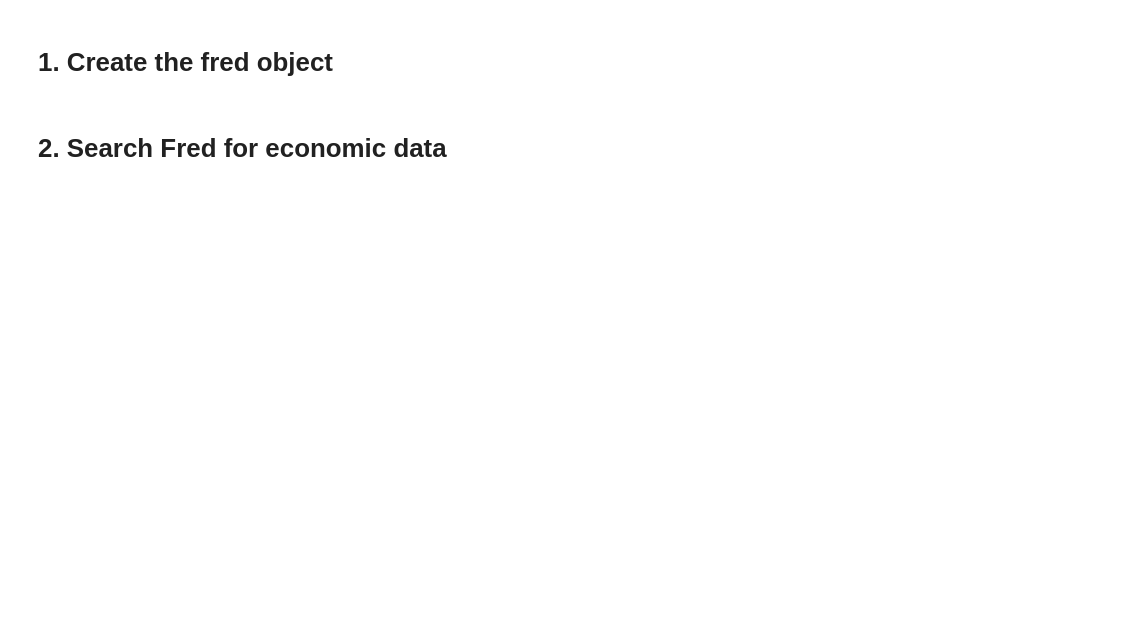
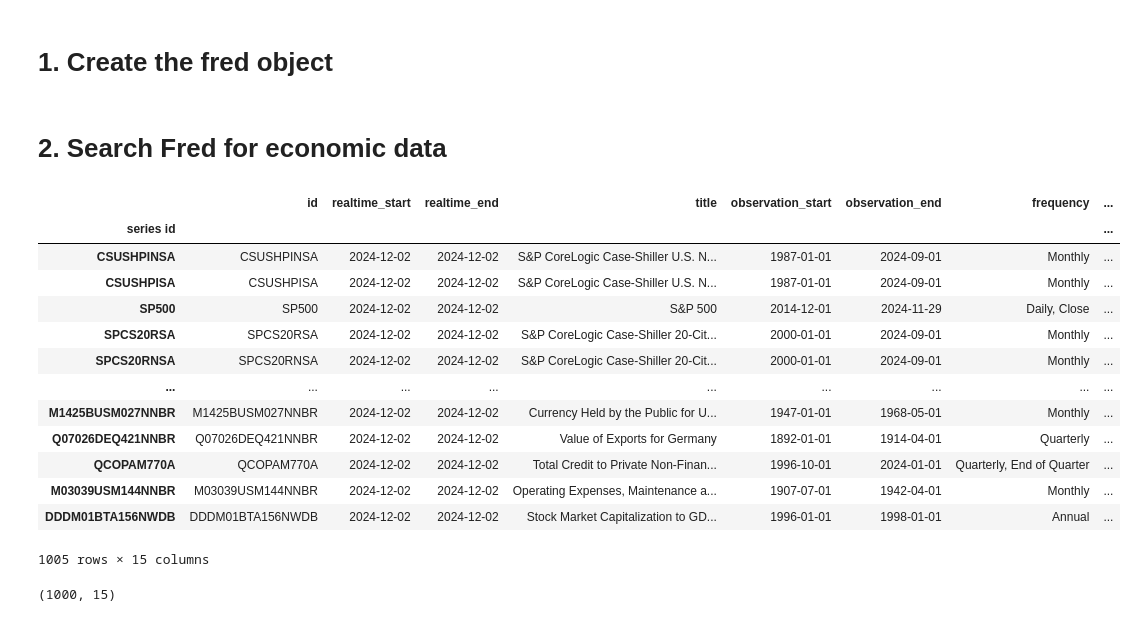
Before and after one commit to adisring/Economic-Data-With-Fred, a Jupyter notebook: EconomicAnalysis.ipynb, the cells around one changed output. Cells and saved outputs as stored; diff of their text form; code cells hidden in the pictures; blank space fills up the shorter version.

```diff
--- a/EconomicAnalysis.ipynb
+++ b/EconomicAnalysis.ipynb
@@ -19,3 +19,20 @@ fred_key = '42123b6d2f54c162c85ddecc8f077c78'
 fred = Fred(api_key = fred_key)
 # %% [markdown]
 # 2. Search Fred for economic data
+# %%
+fred.search('S&P', limit = 1005)
+# %% [output]
+|  | id | realtime_start | realtime_end | title | observation_start | observation_end | frequency | ... |
+| series id |  |  |  |  |  |  |  | ... |
+| CSUSHPINSA | CSUSHPINSA | 2024-12-02 | 2024-12-02 | S&P CoreLogic Case-Shiller U.S. N... | 1987-01-01 | 2024-09-01 | Monthly | ... |
+| CSUSHPISA | CSUSHPISA | 2024-12-02 | 2024-12-02 | S&P CoreLogic Case-Shiller U.S. N... | 1987-01-01 | 2024-09-01 | Monthly | ... |
+| SP500 | SP500 | 2024-12-02 | 2024-12-02 | S&P 500 | 2014-12-01 | 2024-11-29 | Daily, Close | ... |
+| SPCS20RSA | SPCS20RSA | 2024-12-02 | 2024-12-02 | S&P CoreLogic Case-Shiller 20-Cit... | 2000-01-01 | 2024-09-01 | Monthly | ... |
+| SPCS20RNSA | SPCS20RNSA | 2024-12-02 | 2024-12-02 | S&P CoreLogic Case-Shiller 20-Cit... | 2000-01-01 | 2024-09-01 | Monthly | ... |
+| ... | ... | ... | ... | ... | ... | ... | ... | ... |
+| M1425BUSM027NNBR | M1425BUSM027NNBR | 2024-12-02 | 2024-12-02 | Currency Held by the Public for U... | 1947-01-01 | 1968-05-01 | Monthly | ... |
+| Q07026DEQ421NNBR | Q07026DEQ421NNBR | 2024-12-02 | 2024-12-02 | Value of Exports for Germany | 1892-01-01 | 1914-04-01 | Quarterly | ... |
+| QCOPAM770A | QCOPAM770A | 2024-12-02 | 2024-12-02 | Total Credit to Private Non-Finan... | 1996-10-01 | 2024-01-01 | Quarterly, End of Quarter | ... |
+| M03039USM144NNBR | M03039USM144NNBR | 2024-12-02 | 2024-12-02 | Operating Expenses, Maintenance a... | 1907-07-01 | 1942-04-01 | Monthly | ... |
+| DDDM01BTA156NWDB | DDDM01BTA156NWDB | 2024-12-02 | 2024-12-02 | Stock Market Capitalization to GD... | 1996-01-01 | 1998-01-01 | Annual | ... |
+1005 rows × 15 columns
@@ -21,0 +41,4 @@ fred = Fred(api_key = fred_key)
+# %%
+sp_search.shape
+# %% [output]
+(1000, 15)
```
Also changed, not shown: parts of 8 cells of this notebook.
